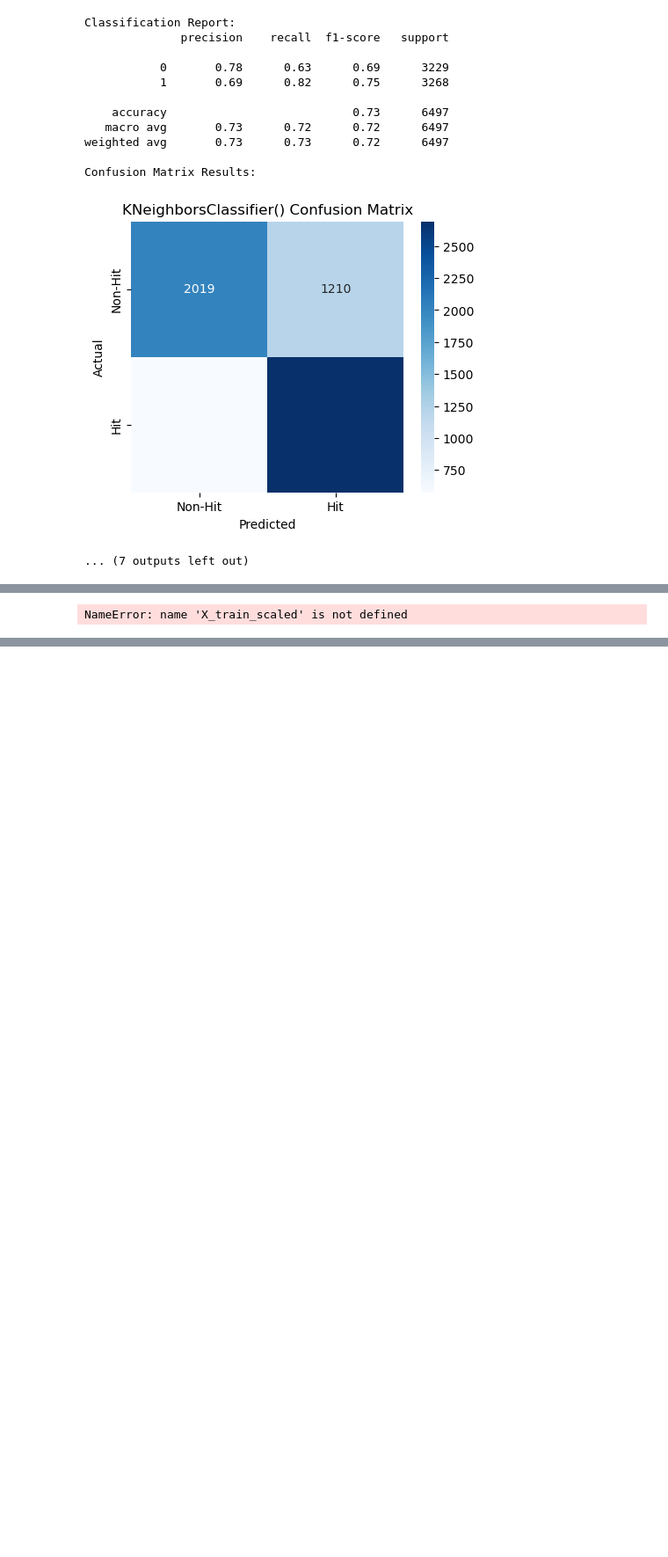
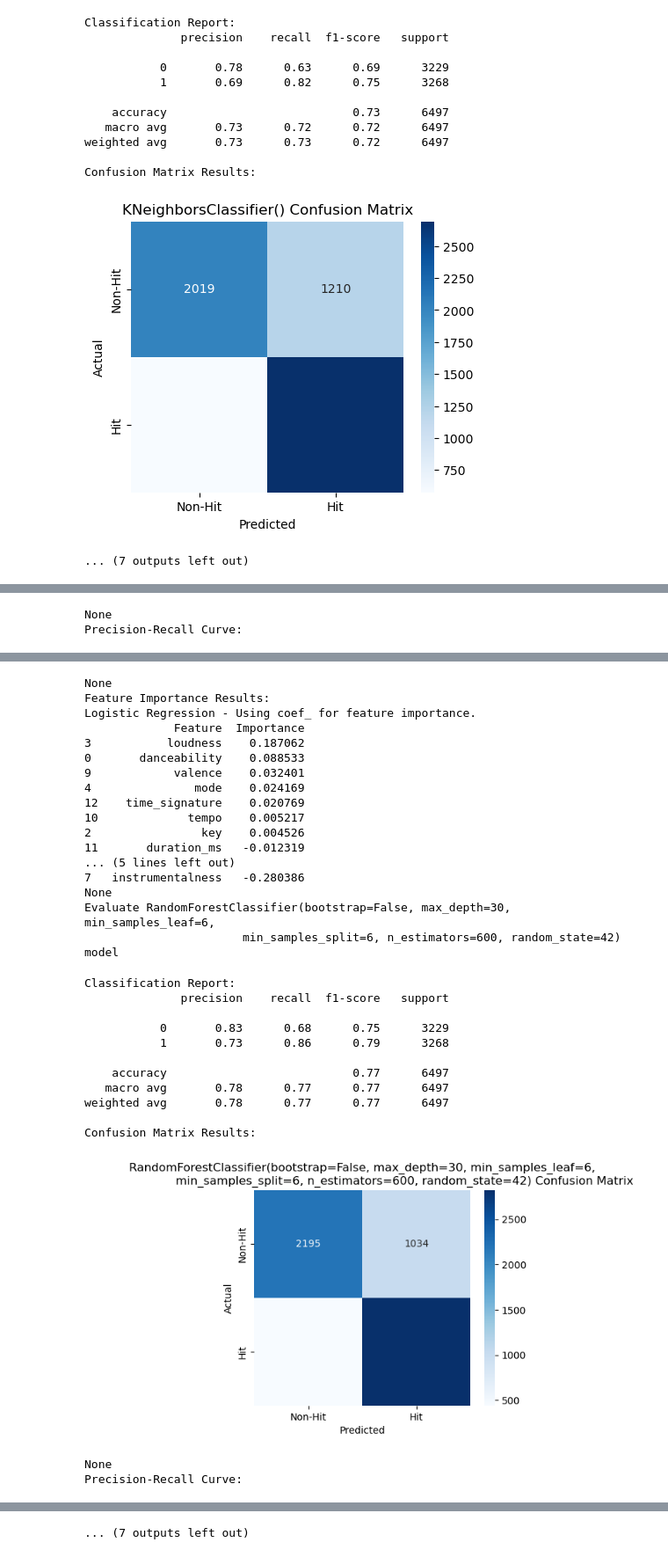
Before and after one commit to Lindsager/Spotify_hit_song_prediction, a Jupyter notebook: notebooks/Untitled.ipynb, the cells around one changed output, grey strips where cells are left out. Shown at 88% size. Cells and saved outputs as stored; diff of their text form; code cells hidden in the pictures; blank space fills up the shorter version.

```diff
--- a/notebooks/Untitled.ipynb
+++ b/notebooks/Untitled.ipynb
@@ -583,7 +583,7 @@ def plot_confusion_matrix(y_test, predictions, model, labels=['Non-Hit', 'Hit'])
     conf_matrix = confusion_matrix(y_test, predictions)
     plt.figure(figsize=(5, 4))
     sns.heatmap(conf_matrix, annot=True, fmt='d', cmap='Blues', xticklabels=labels, yticklabels=labels)
-    plt.title(f'{model_name} Confusion Matrix')
+    plt.title(f'{model} Confusion Matrix')
     plt.xlabel('Predicted')
     plt.ylabel('Actual')
     plt.show()
@@ -625,7 +625,7 @@ def print_feature_importance(model, column_names):
         print(f"{type(model).__name__} does not provide feature importance.")
 
 
-def evaluate_model(model, X_train_scaled, X_test_scaled, y_test, column_names):
+def evaluate_model(model, X_test_scaled, y_test, column_names):
     predictions = model.predict(X_test_scaled)
     print("Classification Report:")
     print(classification_report(y_test, predictions))
@@ -659 +671,2 @@ Evaluate LogisticRegression() model
-NameError: name 'X_train_scaled' is not defined
+None
+Precision-Recall Curve:
@@ -659,0 +674,31 @@ NameError: name 'X_train_scaled' is not defined
+None
+Feature Importance Results:
+Logistic Regression - Using coef_ for feature importance.
+             Feature  Importance
+3           loudness    0.187062
+0       danceability    0.088533
+9            valence    0.032401
+4               mode    0.024169
+12    time_signature    0.020769
+10             tempo    0.005217
+2                key    0.004526
+11       duration_ms   -0.012319
+... (5 lines left out)
+7   instrumentalness   -0.280386
+None
+Evaluate RandomForestClassifier(bootstrap=False, max_depth=30, min_samples_leaf=6,
+                       min_samples_split=6, n_estimators=600, random_state=42) model
+Classification Report:
+              precision    recall  f1-score   support
+
+           0       0.83      0.68      0.75      3229
+           1       0.73      0.86      0.79      3268
+
+    accuracy                           0.77      6497
+   macro avg       0.78      0.77      0.77      6497
+weighted avg       0.78      0.77      0.77      6497
+
+Confusion Matrix Results:
+[figure, added]
+None
+Precision-Recall Curve:
@@ -659,0 +738 @@ NameError: name 'X_train_scaled' is not defined
+... (7 outputs left out)
```
Also changed, not shown: parts of 1 cell of this notebook.
